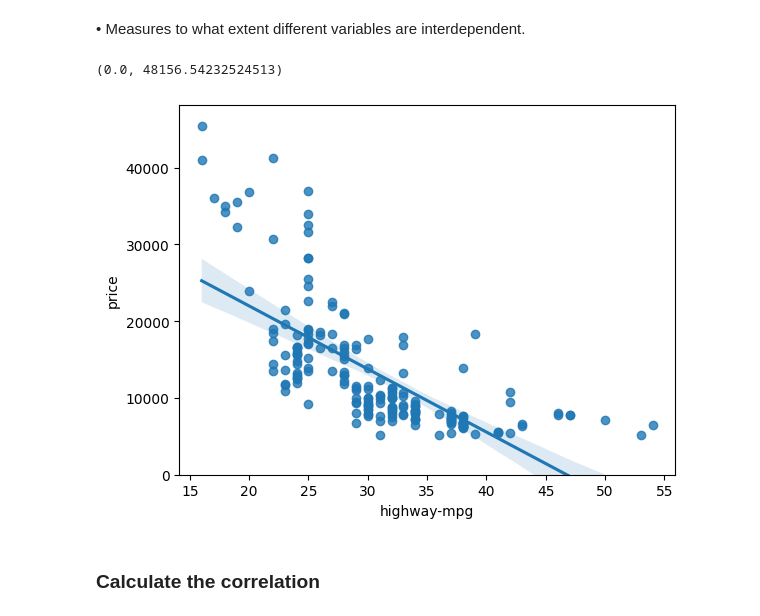
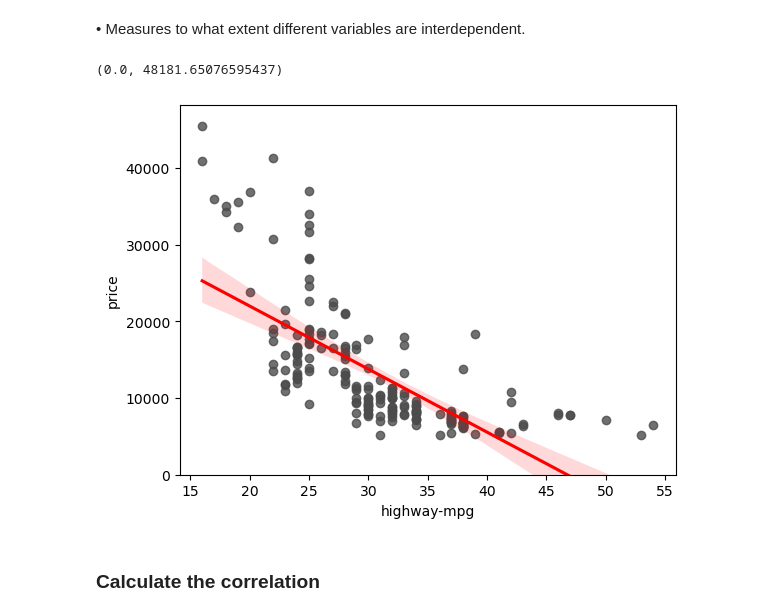
Before and after one commit to ourahma/Python-Data-Viz, a Jupyter notebook: data_viz.ipynb, the cells around one changed output. Cells and saved outputs as stored; diff of their text form; code cells hidden in the pictures.

```diff
--- a/data_viz.ipynb
+++ b/data_viz.ipynb
@@ -205,6 +206,7 @@ Price: 17450.0, Price Binned: Low
 # %%
 plots = []
 fig1, ax1 = plt.subplots()
+plots.append(ax1)
 ax1.hist(df["price-binned"])
 ax1.set_xlabel("Price")
 ax1.set_ylabel("count")
@@ -308,14 +310,14 @@ The prices between Hondas and Subarus are not significantly different, as the F-
 # %%
 ### correlation
 fig3, ax3= plt.subplots()
 plots.append(fig3)
 
 
-sns.regplot(x="highway-mpg",y="price",data=df)
+sns.regplot(x="highway-mpg",y="price",data=df,color=".3", line_kws=dict(color="r"))
 plt.ylim(0,) ## add a regression line to indicate the relationship between the 2
 # %% [output]
-(0.0, 48156.54232524513)
+(0.0, 48181.65076595437)
-[figure, old version]
+[figure, new version]
 # %% [markdown]
 <h3>Calculate the correlation</h3>
 # %%
```
Also changed, not shown: parts of 23 cells of this notebook.
